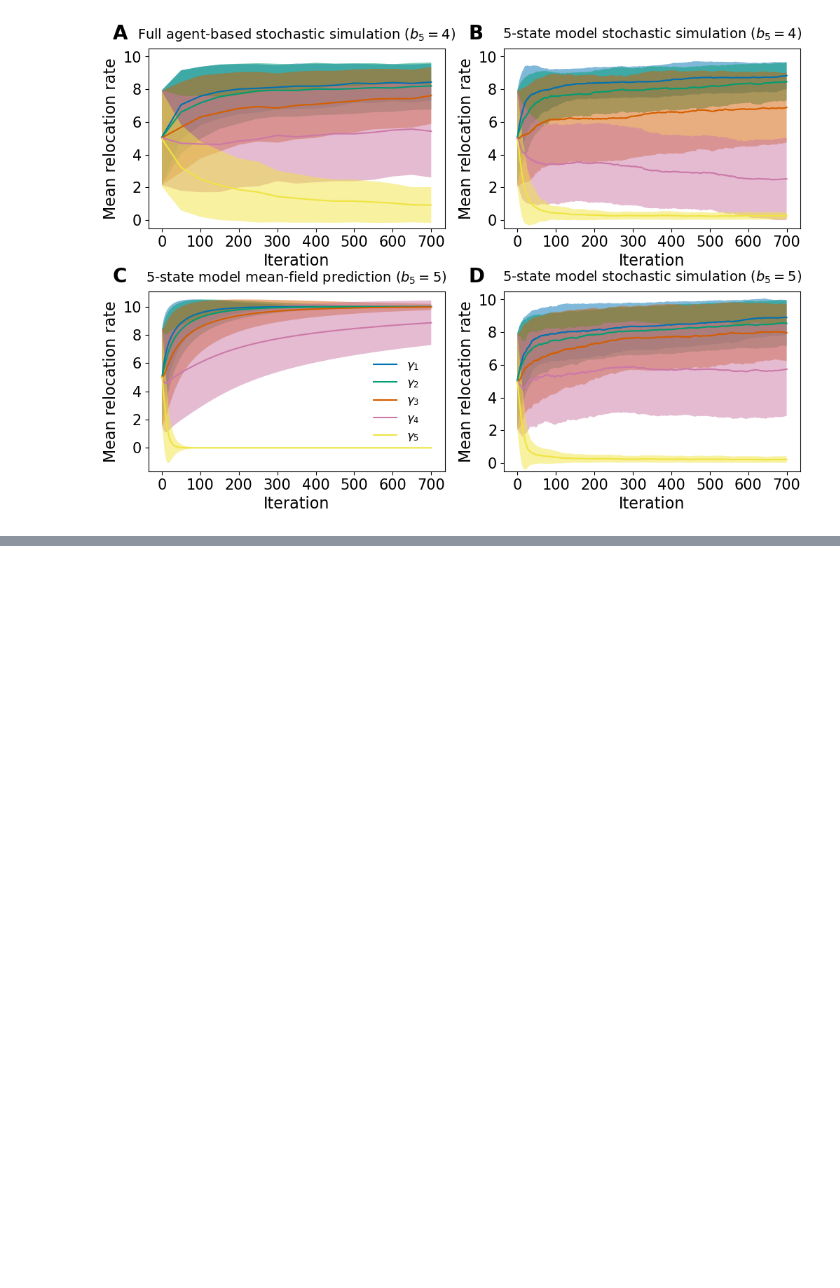
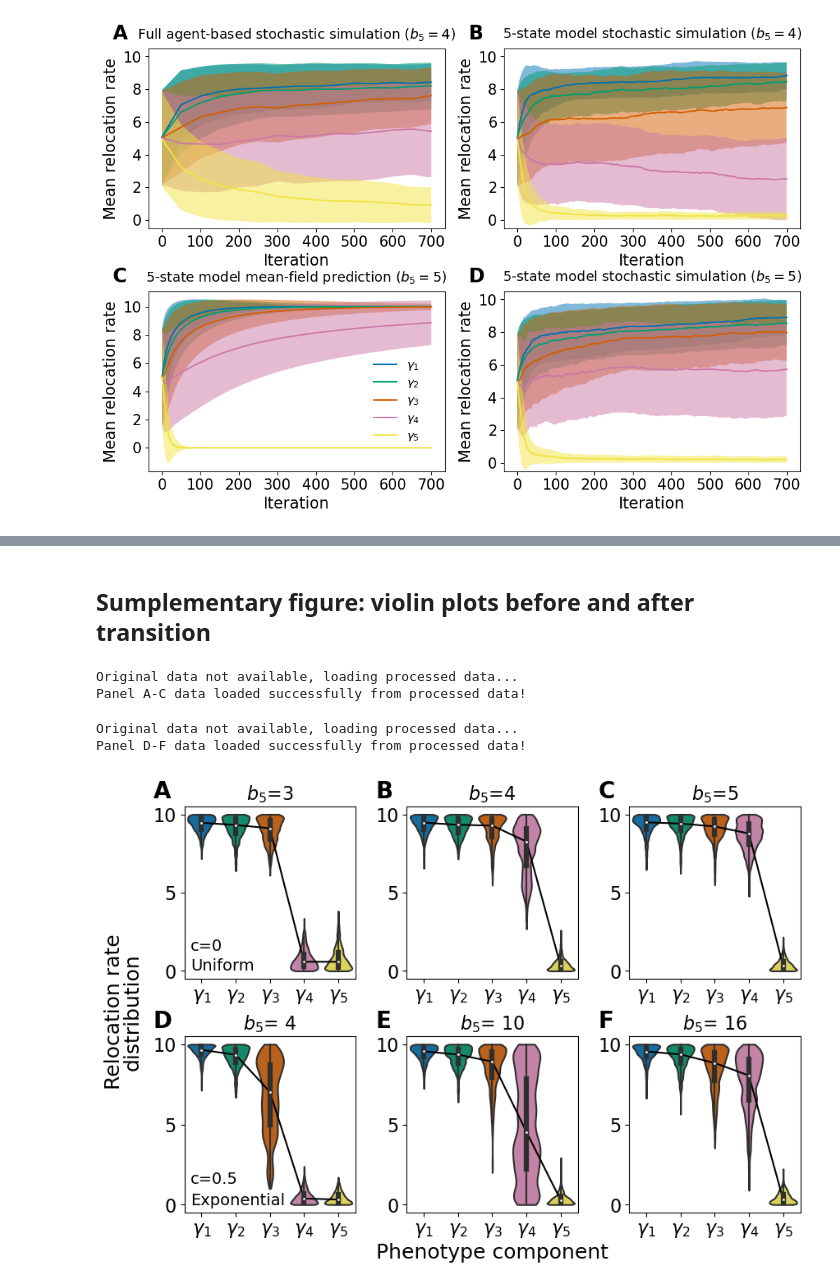
Before and after one commit to tongliang11/Evolution-dynamics, a Jupyter notebook: Figure.ipynb, the cells around one changed output, grey strips where cells are left out. Saved outputs shown, nothing was run; the diff lists cells and outputs as text; code cells hidden in the pictures; blank space fills up the shorter version.

```diff
--- a/Figure.ipynb
+++ b/Figure.ipynb
@@ -1330,0 +1397,68 @@ if SAVE_FIGURE:
+# %% [markdown]
+## Sumplementary figure: violin plots before and after transition
+# %%
+############################### Panel A-C: Uniform Environment ###############################
+#################### If original data is not available, processed data will be loaded ###################
+print("Original data not available, loading processed data...")
+with open('./processed_data/fig_s_vioin_transition_uniform', "rb") as fp:
+    uniform_env = pickle.load(fp)
+print("Panel A-C data loaded successfully from processed data!")
+# %% [output]
+Original data not available, loading processed data...
+Panel A-C data loaded successfully from processed data!
+# %%
+############################### Panel D-F: Uniform Environment ###############################
+#################### If original data is not available, processed data will be loaded ###################
+print("Original data not available, loading processed data...")
+with open('./processed_data/fig_s_vioin_transition_exponential', "rb") as fp:
+    exp_env = pickle.load(fp)
+print("Panel D-F data loaded successfully from processed data!")
+# %% [output]
+Original data not available, loading processed data...
+Panel D-F data loaded successfully from processed data!
+# %%
+# with open('./processed_data/fig_s_vioin_transition_uniform', "wb") as fp:
+#     pickle.dump(df,fp)
+
+fig, ax = plt.subplots(ncols=3, nrows=1,
+                       gridspec_kw=dict(width_ratios=[1, 1, 1], left=0, right=1, top=1, bottom=0.58, wspace=0.3), figsize=(7.5, 5), dpi=100)
+b5 = [3, 4, 5]
+for i in range(3):
+    ax[i].plot(uniform_env[i].median(), color='k', label='Simulated')
+    sns.violinplot(data=uniform_env[i], scale='width', inner='box', cut=0, ax=ax[i])
+    ax[i].text(-0.18, 1.05, string.ascii_uppercase[i], transform=ax[i].transAxes,
+               size=20, weight='bold')
+    ax[i].set_title(f'$b_5$={b5[i]}'.format(i+1), fontsize=16)
+    ax[i].tick_params(axis='x', labelsize=16)
+    ax[i].tick_params(axis='y', labelsize=16)
+
+gs = gridspec.GridSpec(
+    1, 3, width_ratios=[1,1,1], left=0, right=1, top=0.44, bottom=0.01, wspace=0.3)
+
+ax = []
+for i in range(3):
+    ax.append(fig.add_subplot(gs[i]))
+b5 = [4, 10, 16]
+for i in range(3):
+    ax[i].plot(exp_env[i].median(), color='k', label='Simulated')
+    sns.violinplot(data=exp_env[i], scale='width', inner='box', cut=0, ax=ax[i])
+    ax[i].text(-0.18, 1.05, string.ascii_uppercase[i+3], transform=ax[i].transAxes,
+               size=20, weight='bold')
+    ax[i].set_title(f'$b_5$= {b5[i]}'.format(i+1), fontsize=16)
+    ax[i].tick_params(axis='x', labelsize=16)
+    ax[i].tick_params(axis='y', labelsize=16)
+fig.text(-0.13, 0.5, 'Relocation rate',
+         fontsize=18, va='center', rotation='vertical')
+fig.text(-0.1, 0.5, 'distribution',
+         fontsize=18, va='center', rotation='vertical')
+fig.text(0.5, -0.1, 'Phenotype component', fontsize=18, ha='center')
+fig.text(0.01, 0.65, 'c=0', fontsize=14, ha='left')
+fig.text(0.01, 0.6, 'Uniform', fontsize=14, ha='left')
+fig.text(0.01, 0.08, 'c=0.5', fontsize=14, ha='left')
+fig.text(0.01, 0.03, 'Exponential', fontsize=14, ha='left')
+plt.show()
+if SAVE_FIGURE:
+    fig.savefig('./Figures/Supplementary_before_after_transition.pdf',
+                bbox_inches='tight')
+# %% [output]
+[figure, added]
```
Also changed, not shown: parts of 11 cells of this notebook, 14 other files.
